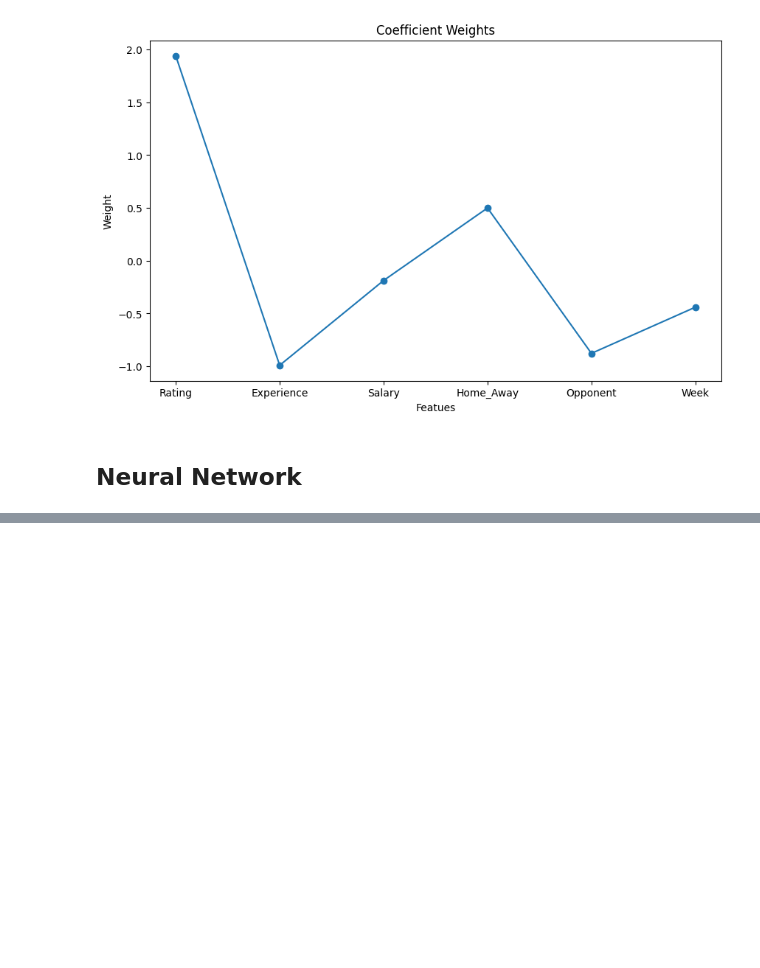
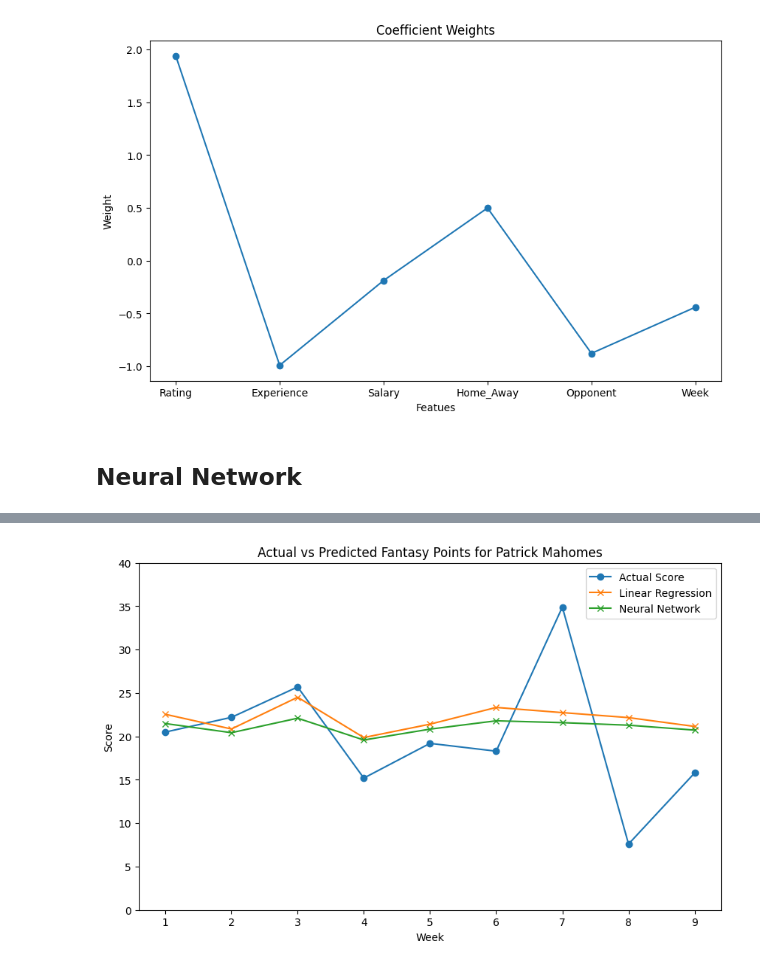
Before and after one commit to sohankancherla/nfl-qb-fantasy-prediction, a Jupyter notebook: qb_prediction.ipynb, the cells around one changed output, grey strips where cells are left out. Cells and saved outputs as stored; diff of their text form; code cells hidden in the pictures; blank space fills up the shorter version.

```diff
--- a/qb_prediction.ipynb
+++ b/qb_prediction.ipynb
@@ -629,0 +658,4 @@ plt.show()
+# %%
+#Neural Network model prediction on Patrick Mahomes 2023
+mahomes_df["NN_Predicted_Score"] = model4.predict(scaler.transform(mahomes_df.drop(["Score", "Name", "Predicted_Score"], axis=1)))
+mahomes_df
@@ -629,0 +674,14 @@ plt.show()
+# %%
+#Plot of Actual Score vs Predicted Score of Patrick Mahomes 2023
+plt.figure(figsize=(10, 6))
+plt.plot(mahomes_df['Week'], mahomes_df['Score'], label='Actual Score', marker='o')
+plt.plot(mahomes_df['Week'], mahomes_df['Predicted_Score'], label='Linear Regression', marker='x')
+plt.plot(mahomes_df['Week'], mahomes_df['NN_Predicted_Score'], label='Neural Network', marker='x')
+plt.xlabel('Week')
+plt.ylabel('Score')
+plt.title('Actual vs Predicted Fantasy Points for Patrick Mahomes')
+plt.ylim(0,40)
+plt.legend()
+plt.show()
+# %% [output]
+[figure, added]
```
Also changed, not shown: parts of 14 cells of this notebook.
